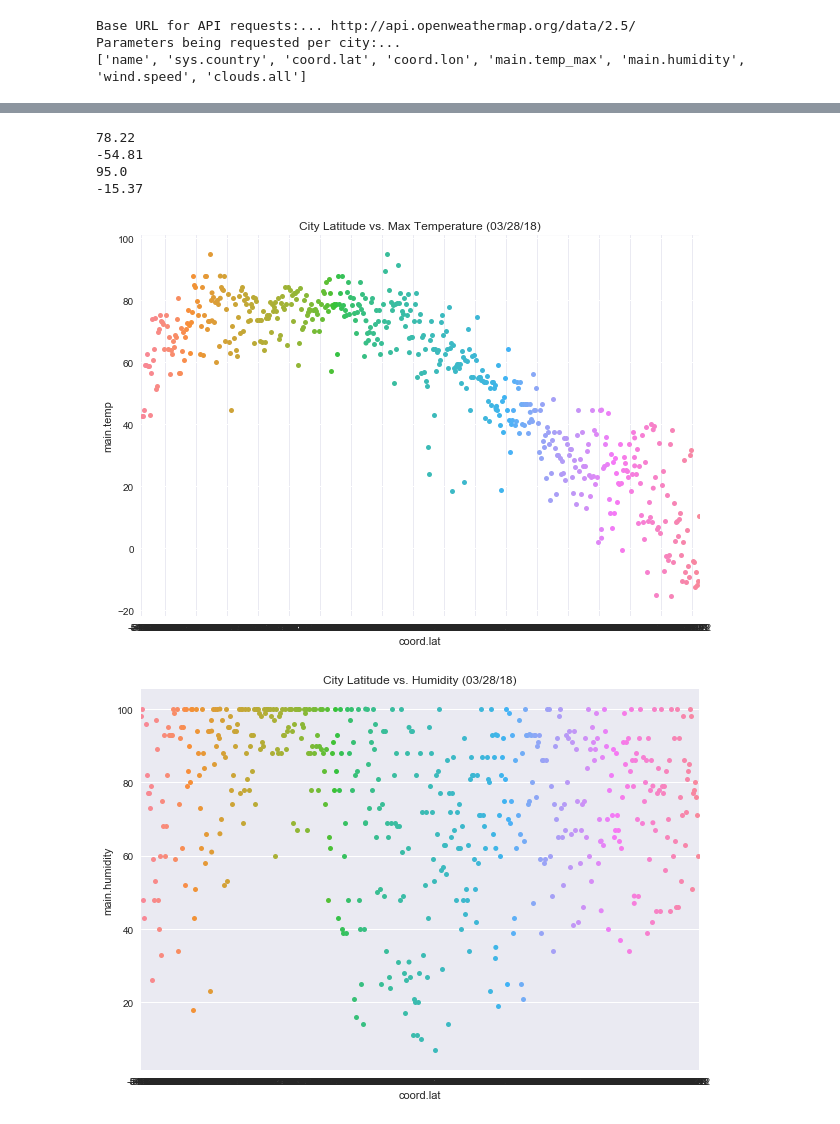
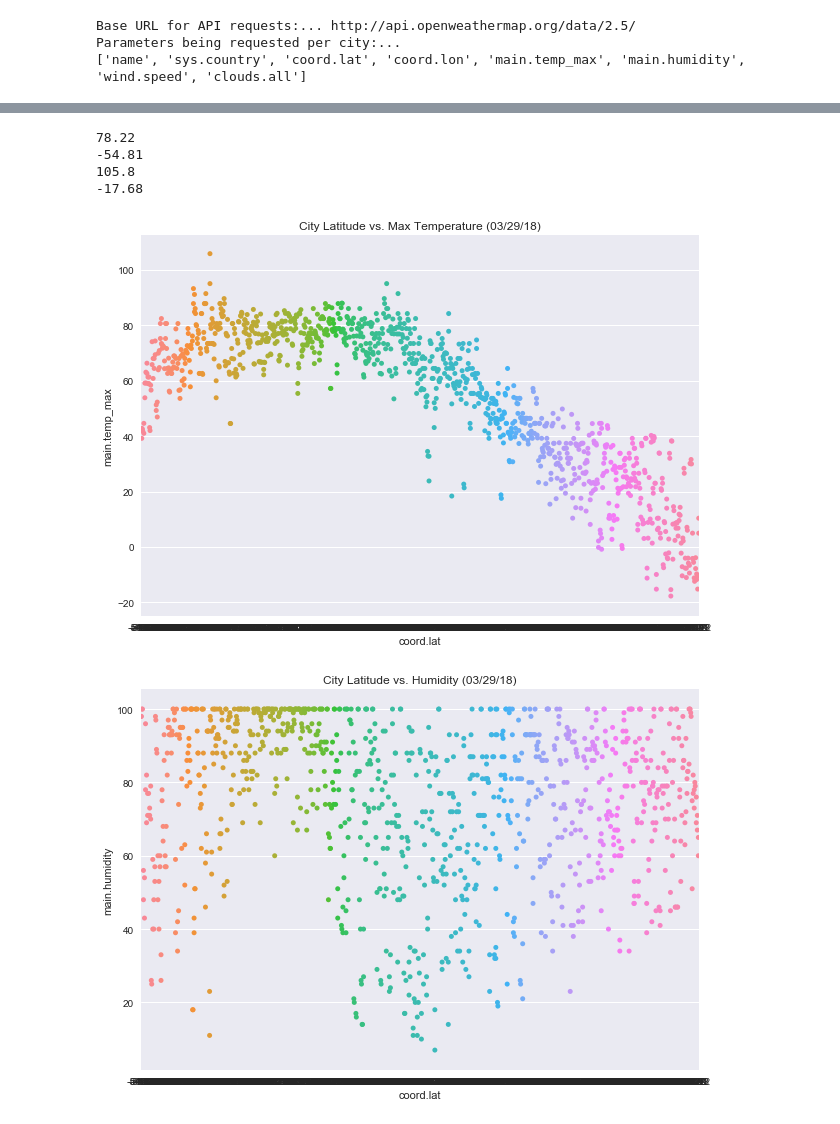
Before and after one commit to timothyyu/weatherpy, a Jupyter notebook: main.ipynb, the cells around one changed output, grey strips where cells are left out. Saved outputs shown, nothing was run; the diff lists cells and outputs as text; code cells hidden in the pictures.

Commit message:
updated charts and weather data output; xaxis labels for all charts need fix

```diff
--- a/main.ipynb
+++ b/main.ipynb
@@ -192,30 +192,30 @@ import time
 # %%
 print(city_data_df["coord.lat"].max())
 print(city_data_df["coord.lat"].min())
-print(city_data_df["main.temp"].max())
-print(city_data_df["main.temp"].min())
+print(city_data_df["main.temp_max"].max())
+print(city_data_df["main.temp_max"].min())
 # %% [output]
 78.22
 -54.81
-95.0
--15.37
+105.8
+-17.68
 # %%
 fig, ax = plt.subplots()
 sns.plt.rcParams["figure.figsize"] = (10, 7)
 data=city_data_df
 
 sns.plt.title("City Latitude vs. Max Temperature (%s)" % time.strftime("%x"))
-sns.swarmplot( x="coord.lat",y="main.temp",data =data)
+sns.swarmplot( x="coord.lat",y="main.temp_max",data =data)
 plt.show()
 sns.plt.title("City Latitude vs. Humidity (%s)" % time.strftime("%x"))
 sns.swarmplot( x="coord.lat",y="main.humidity", data =data)
 plt.show()
 sns.plt.title("City Latitude vs. Cloudiness (%s)" % time.strftime("%x"))
 sns.swarmplot( x="coord.lat",y="clouds.all", data =data)
 plt.show()
 sns.plt.title("City Latitude vs. Wind Speed (%s)" % time.strftime("%x"))
 sns.swarmplot( x="coord.lat", y="wind.speed", data =data)
 plt.show()
 # %% [output]
-[figure, old version]
+[figure, new version]
-[figure, old version]
+[figure, new version]
```
Also changed, not shown: parts of 3 cells of this notebook, 1 other file.
